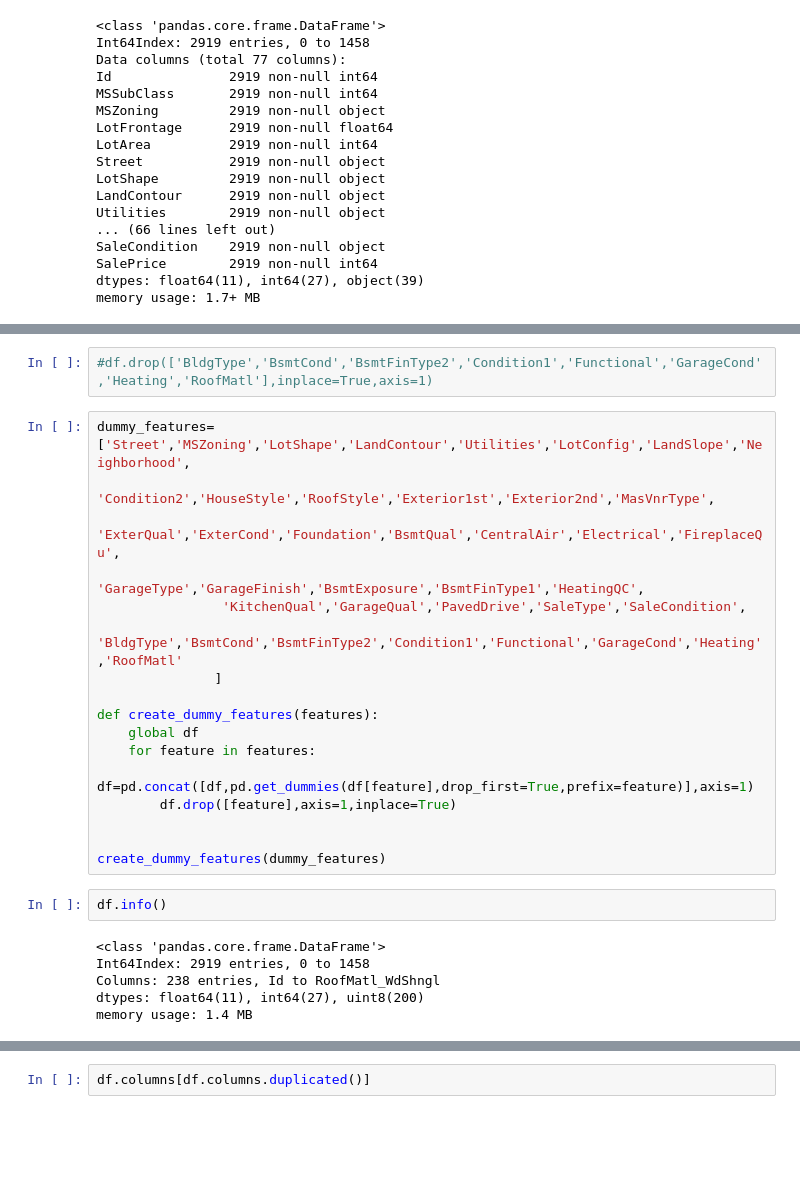
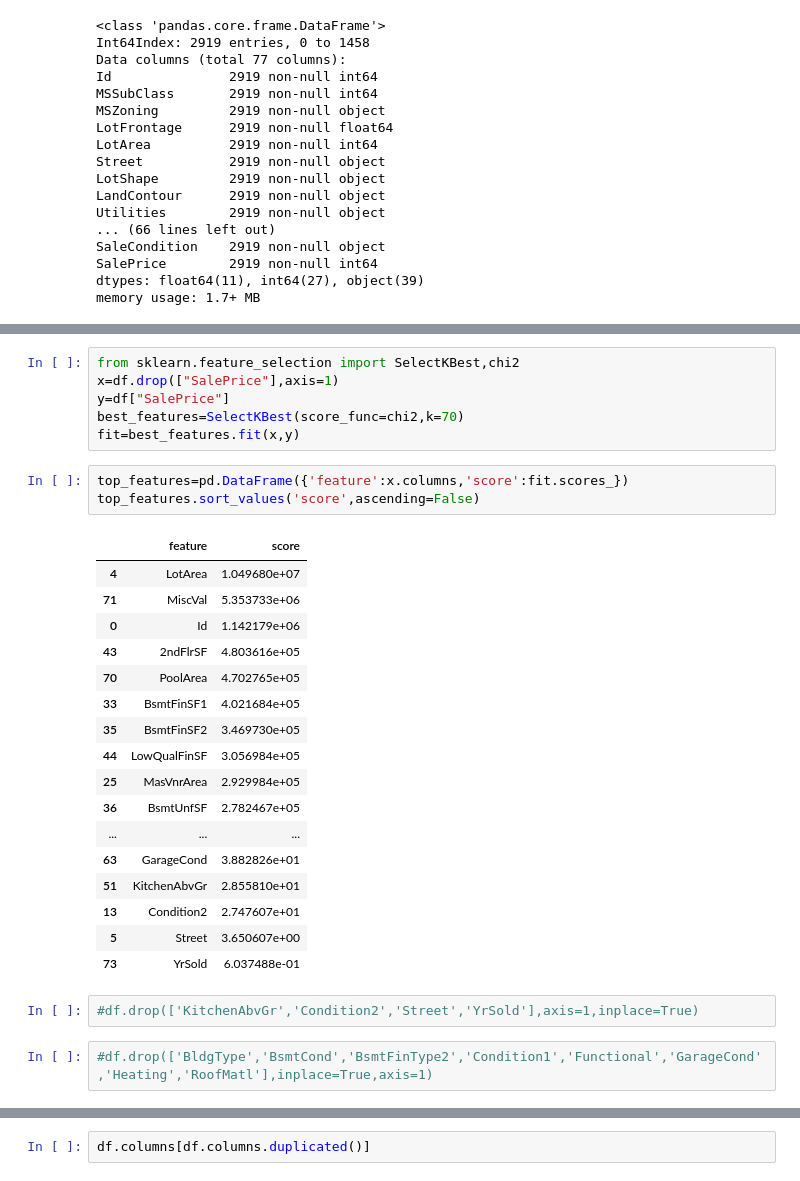
Before and after one commit to nitinpatil301a/Kaggle, a Jupyter notebook: house price prediction.ipynb, the cells around one changed output, grey strips where cells are left out. Drawn from its saved outputs; the diff is of its cells as text; blank space fills up the shorter version.

Commit message:
Added Feature selection
Added Feature selection

```diff
--- a/house price prediction.ipynb
+++ b/house price prediction.ipynb
@@ -139,30 +181,34 @@ memory usage: 1.7+ MB
+# %%
+from sklearn.feature_selection import SelectKBest,chi2
+x=df.drop(["SalePrice"],axis=1)
+y=df["SalePrice"]
+best_features=SelectKBest(score_func=chi2,k=70)
+fit=best_features.fit(x,y)
+# %%
+top_features=pd.DataFrame({'feature':x.columns,'score':fit.scores_})
+top_features.sort_values('score',ascending=False)
+# %% [output]
+|  | feature | score |
+| 4 | LotArea | 1.049680e+07 |
+| 71 | MiscVal | 5.353733e+06 |
+| 0 | Id | 1.142179e+06 |
+| 43 | 2ndFlrSF | 4.803616e+05 |
+| 70 | PoolArea | 4.702765e+05 |
+| 33 | BsmtFinSF1 | 4.021684e+05 |
+| 35 | BsmtFinSF2 | 3.469730e+05 |
+| 44 | LowQualFinSF | 3.056984e+05 |
+| 25 | MasVnrArea | 2.929984e+05 |
+| 36 | BsmtUnfSF | 2.782467e+05 |
+| ... | ... | ... |
+| 63 | GarageCond | 3.882826e+01 |
+| 51 | KitchenAbvGr | 2.855810e+01 |
+| 13 | Condition2 | 2.747607e+01 |
+| 5 | Street | 3.650607e+00 |
+| 73 | YrSold | 6.037488e-01 |
+# %%
+#df.drop(['KitchenAbvGr','Condition2','Street','YrSold'],axis=1,inplace=True)
 # %%
 #df.drop(['BldgType','BsmtCond','BsmtFinType2','Condition1','Functional','GarageCond','Heating','RoofMatl'],inplace=True,axis=1)
-# %%
-dummy_features=['Street','MSZoning','LotShape','LandContour','Utilities','LotConfig','LandSlope','Neighborhood',
-                'Condition2','HouseStyle','RoofStyle','Exterior1st','Exterior2nd','MasVnrType',
-                'ExterQual','ExterCond','Foundation','BsmtQual','CentralAir','Electrical','FireplaceQu',
-                'GarageType','GarageFinish','BsmtExposure','BsmtFinType1','HeatingQC',
-                'KitchenQual','GarageQual','PavedDrive','SaleType','SaleCondition',
-                'BldgType','BsmtCond','BsmtFinType2','Condition1','Functional','GarageCond','Heating','RoofMatl'
-               ]
-
-def create_dummy_features(features):
-    global df
-    for feature in features:
-        df=pd.concat([df,pd.get_dummies(df[feature],drop_first=True,prefix=feature)],axis=1)
-        df.drop([feature],axis=1,inplace=True)
-
-
-create_dummy_features(dummy_features)
-# %%
-df.info()
-# %% [output]
-<class 'pandas.core.frame.DataFrame'>
-Int64Index: 2919 entries, 0 to 1458
-Columns: 238 entries, Id to RoofMatl_WdShngl
-dtypes: float64(11), int64(27), uint8(200)
-memory usage: 1.4 MB
 # %%
 df.shape
 # %% [output]
```
Also changed, not shown: parts of 8 cells of this notebook.
